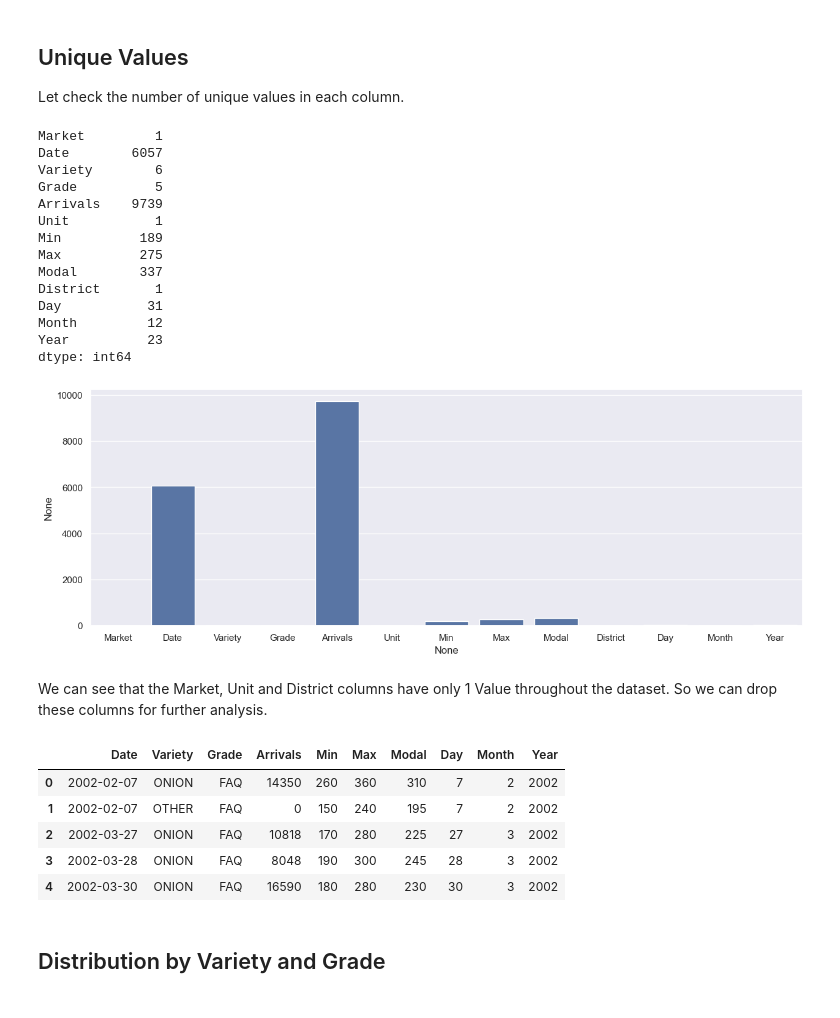
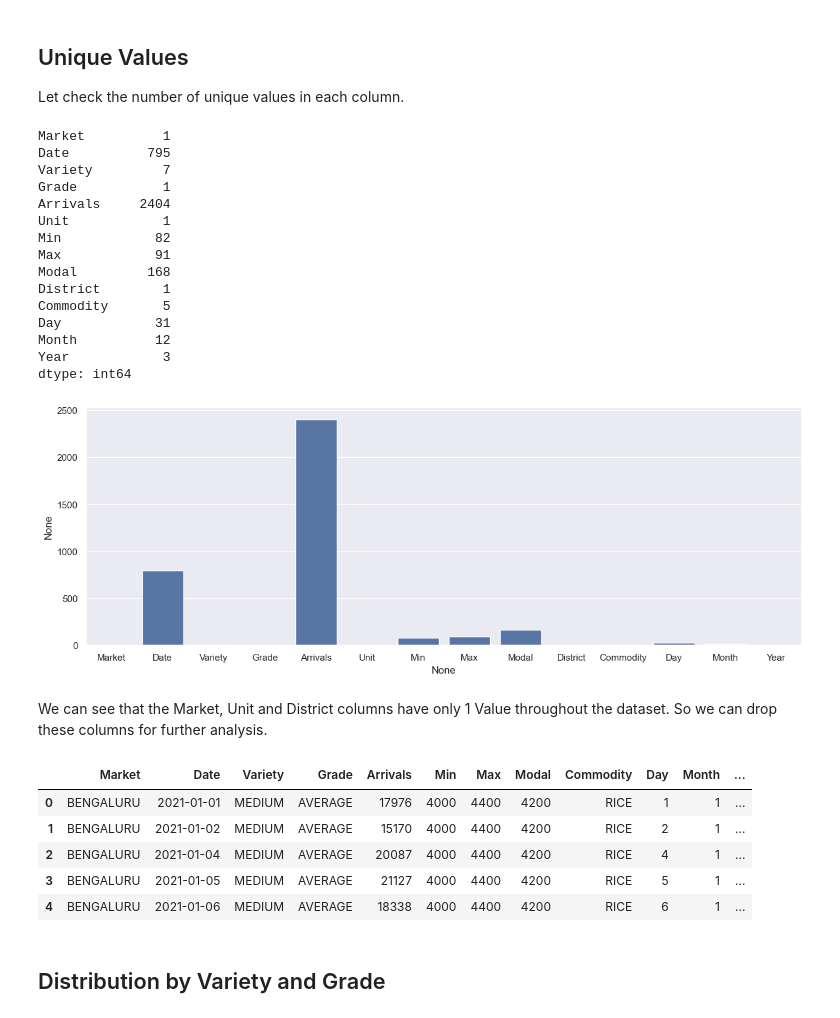
Before and after one commit to Tharun-v789/agripredict, a Jupyter notebook: Visualization.ipynb, the cells around one changed output. Cells and saved outputs as stored; diff of their text form; code cells hidden in the pictures.

```diff
--- a/Visualization.ipynb
+++ b/Visualization.ipynb
@@ -11,0 +15,9 @@ import pandas as pd
+# %%
+# Commodities is a dict of commodity_name : [..markets..]
+with open('commodities.json') as f:
+    COMMODITIES = json.load(f)
+print(COMMODITIES)
+
+def get_file_path(commodity_name, market_name):
+    return f'./raw_data/{commodity_name.upper()}/krama_report_{market_name.lower()}.csv'
+print(get_file_path('Wheat', 'Bengaluru'))
@@ -30,0 +30,14 @@ bengaluru_df.head()
+# %%
+# Lets load all commodities data for Bengaluru market and concatenate them
+bengaluru_df = pd.DataFrame()
+for commodity in COMMODITIES:
+    file_path = get_file_path(commodity, 'Bengaluru')
+    try:
+        df = pd.read_csv(file_path, encoding_errors='ignore')
+        df['Commodity'] = commodity
+        bengaluru_df = pd.concat([bengaluru_df, df])
+    except FileNotFoundError:
+        print(f'File not found: {file_path}')
+# Reset index
+bengaluru_df.reset_index(drop=True, inplace=True)
+bengaluru_df.head()
@@ -84,39 +165,40 @@ memory usage: 1.5+ MB
 Let check the number of unique values in each column.
 # %%
 # plot unique values in the columns
-sns.set(rc={'figure.figsize':(15, 5)})
+sns.set_theme(rc={'figure.figsize':(15, 5)})
 sns.barplot(x=bengaluru_df.columns, y=bengaluru_df.nunique())
 bengaluru_df.nunique()
 # %% [output]
-Market         1
-Date        6057
-Variety        6
-Grade          5
-Arrivals    9739
-Unit           1
-Min          189
-Max          275
-Modal        337
-District       1
-Day           31
-Month         12
-Year          23
+Market          1
+Date          795
+Variety         7
+Grade           1
+Arrivals     2404
+Unit            1
+Min            82
+Max            91
+Modal         168
+District        1
+Commodity       5
+Day            31
+Month          12
+Year            3
 dtype: int64
-[figure, old version]
+[figure, new version]
 # %% [markdown]
 We can see that the Market, Unit and District columns have only 1 Value throughout the dataset. So we can drop these columns for further analysis.
 # %%
-dropped_columns = ['Market', 'Unit', 'District']
+dropped_columns = ['Unit', 'District']
 for df in all_df:
     df.drop(columns=dropped_columns, inplace=True)
 bengaluru_df.head()
 # %% [output]
-|  | Date | Variety | Grade | Arrivals | Min | Max | Modal | Day | Month | Year |
-| 0 | 2002-02-07 | ONION | FAQ | 14350 | 260 | 360 | 310 | 7 | 2 | 2002 |
-| 1 | 2002-02-07 | OTHER | FAQ | 0 | 150 | 240 | 195 | 7 | 2 | 2002 |
-| 2 | 2002-03-27 | ONION | FAQ | 10818 | 170 | 280 | 225 | 27 | 3 | 2002 |
-| 3 | 2002-03-28 | ONION | FAQ | 8048 | 190 | 300 | 245 | 28 | 3 | 2002 |
-| 4 | 2002-03-30 | ONION | FAQ | 16590 | 180 | 280 | 230 | 30 | 3 | 2002 |
+|  | Market | Date | Variety | Grade | Arrivals | Min | Max | Modal | Commodity | Day | Month | ... |
+| 0 | BENGALURU | 2021-01-01 | MEDIUM | AVERAGE | 17976 | 4000 | 4400 | 4200 | RICE | 1 | 1 | ... |
+| 1 | BENGALURU | 2021-01-02 | MEDIUM | AVERAGE | 15170 | 4000 | 4400 | 4200 | RICE | 2 | 1 | ... |
+| 2 | BENGALURU | 2021-01-04 | MEDIUM | AVERAGE | 20087 | 4000 | 4400 | 4200 | RICE | 4 | 1 | ... |
+| 3 | BENGALURU | 2021-01-05 | MEDIUM | AVERAGE | 21127 | 4000 | 4400 | 4200 | RICE | 5 | 1 | ... |
+| 4 | BENGALURU | 2021-01-06 | MEDIUM | AVERAGE | 18338 | 4000 | 4400 | 4200 | RICE | 6 | 1 | ... |
 # %% [markdown]
 ## Distribution by Variety and Grade
 # %%
```
Also changed, not shown: parts of 50 cells of this notebook.
